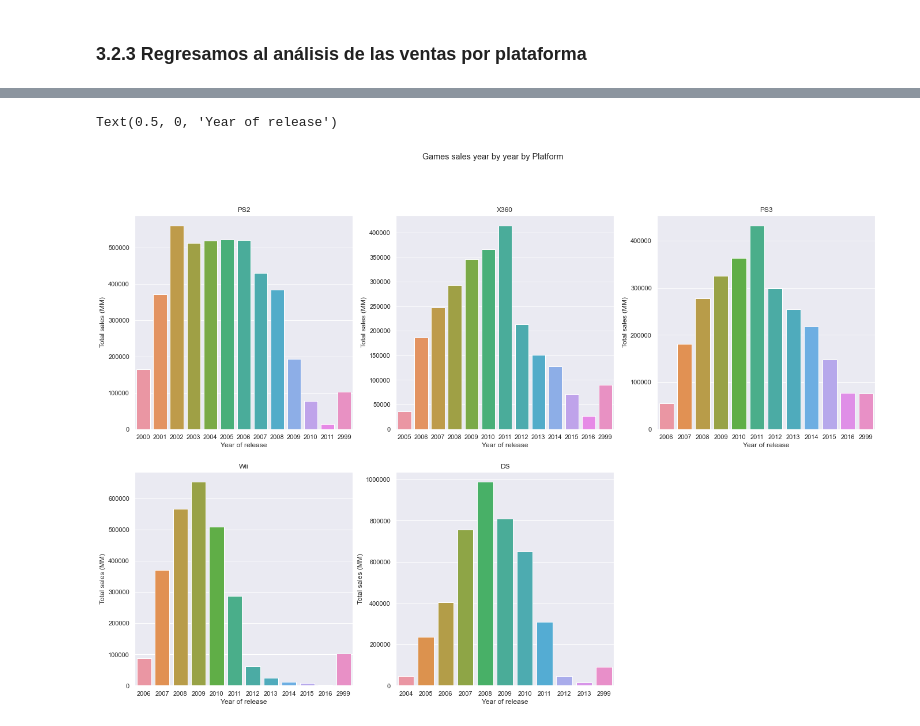
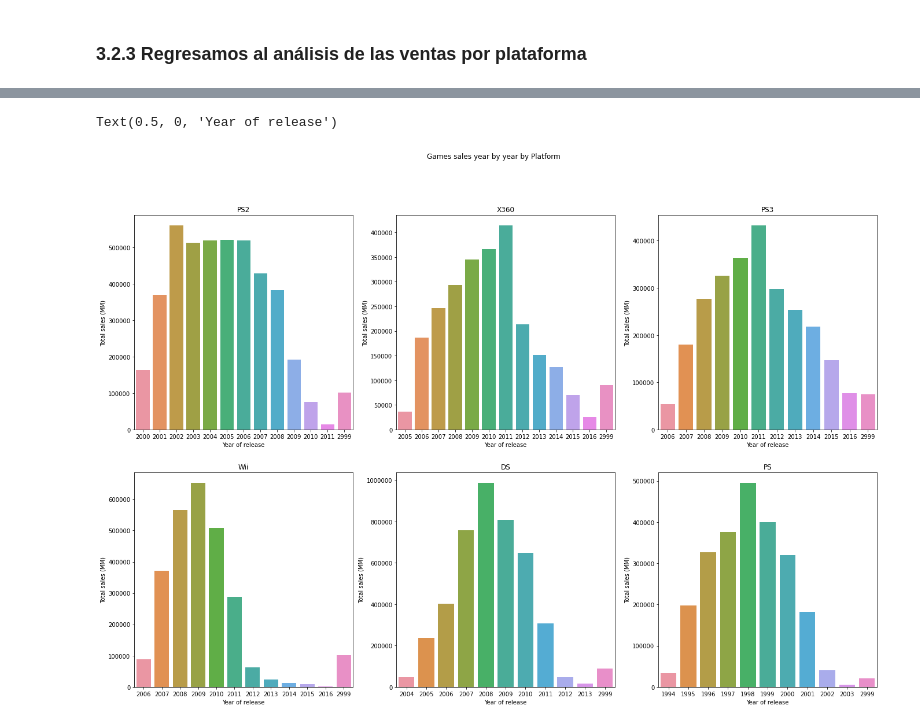
Before and after one commit to OmiHdz/project_s6, a Jupyter notebook: project_s6.ipynb, the cells around one changed output, grey strips where cells are left out. Cells and saved outputs as stored; diff of their text form; code cells hidden in the pictures.

```diff
--- a/project_s6.ipynb
+++ b/project_s6.ipynb
@@ -424,7 +424,9 @@ platform_group
 | 30 | PCFX | 0.03 |
 # %%
 #las 5 plataformas con mayores ventas históricas
-platform_top=platform_group.head(5)
+platform_top=platform_group.head(10)
+platform_top=platform_top[~platform_top['platform'].isin(['PSP','PS4','GBA'])]
+platform_top.reset_index(drop=True,inplace=True)
 platform_top
 # %% [output]
 |  | platform | total_sales |
@@ -553,11 +556,11 @@ t2.head(60)
 # %%
 #sns.displot(kind='hist',data=t2, x='year_of_release',y='total_sales')
 #fig ,axs = plt.subplots(3,2, figsize=(10,10))
-#['PS2', 'X360', 'PS3', 'Wii', 'DS']
+#['PS2', 'X360', 'PS3', 'Wii', 'DS', 'PS']
 
 fig = plt.figure(figsize=(23,15))
 fig.suptitle('Games sales year by year by Platform')
-
+fig.set_facecolor("white")
 
 
 ax1=fig.add_subplot(231)
@@ -572,31 +575,39 @@ sns.barplot(data=t2[t2['platform']=='X360'], ax=ax2, x='year_of_release',y='tota
 ax2.title.set_text('X360')
 ax2.set_ylabel('Total sales (MM)')
 ax2.set_xlabel('Year of release')
 
 
 ax3=fig.add_subplot(233)
 sns.barplot(data=t2[t2['platform']=='PS3'], ax=ax3, x='year_of_release',y='total_sales')
 ax3.title.set_text('PS3')
 ax3.set_ylabel('Total sales (MM)')
 ax3.set_xlabel('Year of release')
 
 
 ax4=fig.add_subplot(234)
 sns.barplot(data=t2[t2['platform']=='Wii'], ax=ax4, x='year_of_release',y='total_sales')
 ax4.title.set_text('Wii')
 ax4.set_ylabel('Total sales (MM)')
 ax4.set_xlabel('Year of release')
 
 ax5=fig.add_subplot(235)
 sns.barplot(data=t2[t2['platform']=='DS'], ax=ax5, x='year_of_release',y='total_sales')
 ax5.title.set_text('DS')
 plt.ticklabel_format(style='plain', axis='y')
 
 ax5.set_ylabel('Total sales (MM)')
 ax5.set_xlabel('Year of release')
 
+ax6=fig.add_subplot(236)
+sns.barplot(data=t2[t2['platform']=='PS'], ax=ax6, x='year_of_release',y='total_sales')
+ax6.title.set_text('PS')
+plt.ticklabel_format(style='plain', axis='y')
+
+ax6.set_ylabel('Total sales (MM)')
+ax6.set_xlabel('Year of release')
+
 #sns.barplot(data=t2[t2['platform']=='DS'], ax=axs[0,1], x='year_of_release',y='total_sales')
 #axs[0,1].plot(t2)
 # %% [output]
 Text(0.5, 0, 'Year of release')
-[figure, old version]
+[figure, new version]
```
Also changed, not shown: parts of 27 cells of this notebook.
